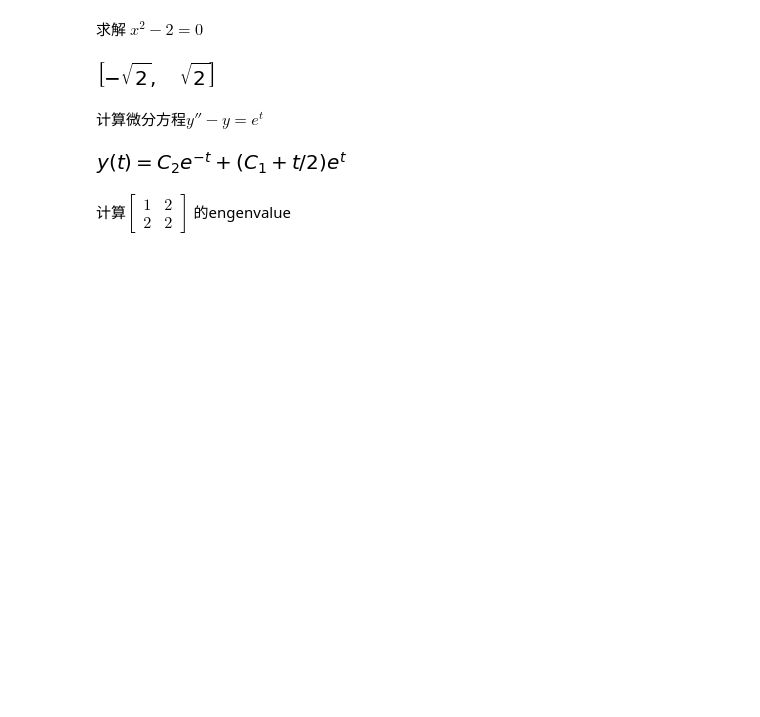
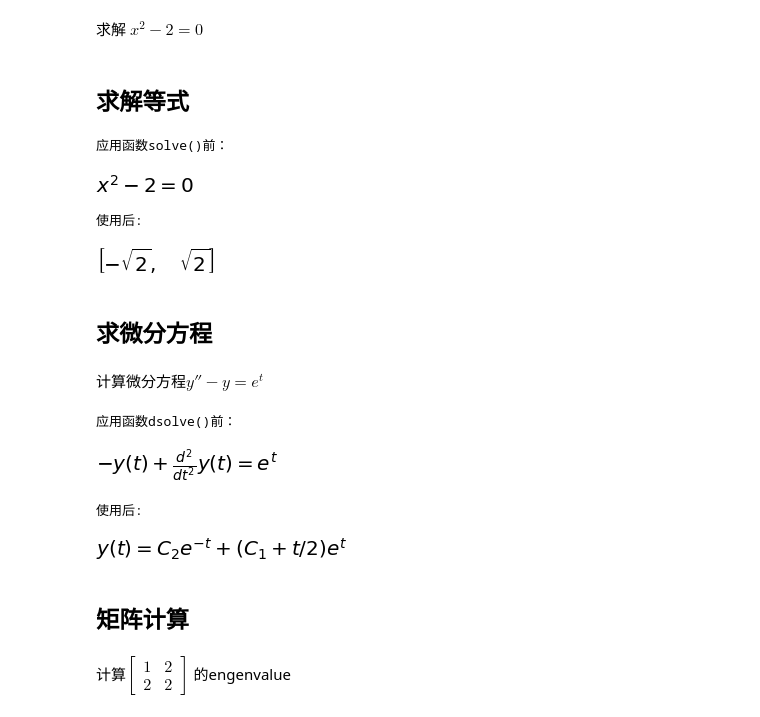
Before and after one commit to tade0726/jupyter_labs, a Jupyter notebook: exolution/0026_sympy/0026_sympy_intro_1_ch.ipynb, the cells around one changed output. Drawn from its saved outputs; the diff is of its cells as text; code cells hidden in the pictures; blank space fills up the shorter version.

```diff
--- a/exolution/0026_sympy/0026_sympy_intro_1_ch.ipynb
+++ b/exolution/0026_sympy/0026_sympy_intro_1_ch.ipynb
@@ -6,0 +12,4 @@ from IPython.display import display
+# %%
+from helper import comparator_factory
+
+func_comparator = comparator_factory('应用函数{}前：','使用后:')
@@ -89,16 +136,33 @@ display(limit(sin(x)/x, x, 0))
 # %% [markdown]
 求解 $x^2 - 2 = 0$
+# %% [markdown]
+## 求解等式
 # %%
-solve(x**2 - 2, x)
+s = Eq(x**2 - 2, 0)
+
+func_comparator(s, solve, x)
 # %% [output]
+应用函数solve()前：
-[figure, old version]
+[figure, new version]
+使用后:
+[figure, added]
+# %% [markdown]
+## 求微分方程
 # %% [markdown]
 计算微分方程$y'' - y = e^t$
 # %%
 y = Function('y')
-display(dsolve(Eq(y(t).diff(t, t) - y(t), exp(t)), y(t)))
+
+s = Eq(y(t).diff(t, t) - y(t), exp(t))
+
+func_comparator(s, dsolve, y(t))
 # %% [output]
+应用函数dsolve()前：
-[figure, old version]
+[figure, new version]
+使用后:
+[figure, added]
+# %% [markdown]
+## 矩阵计算
 # %% [markdown]
 计算$\left[\begin{smallmatrix}1 & 2\\2 &
 2\end{smallmatrix}\right]$的engenvalue
```
Also changed, not shown: parts of 80 cells of this notebook, 7 other files.
